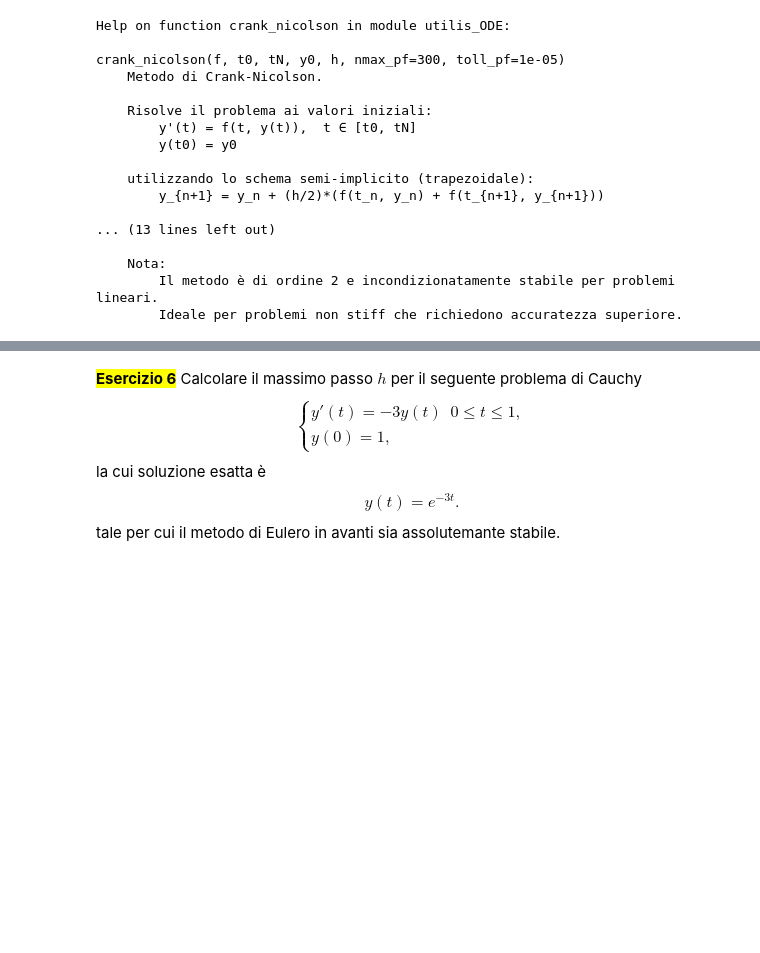
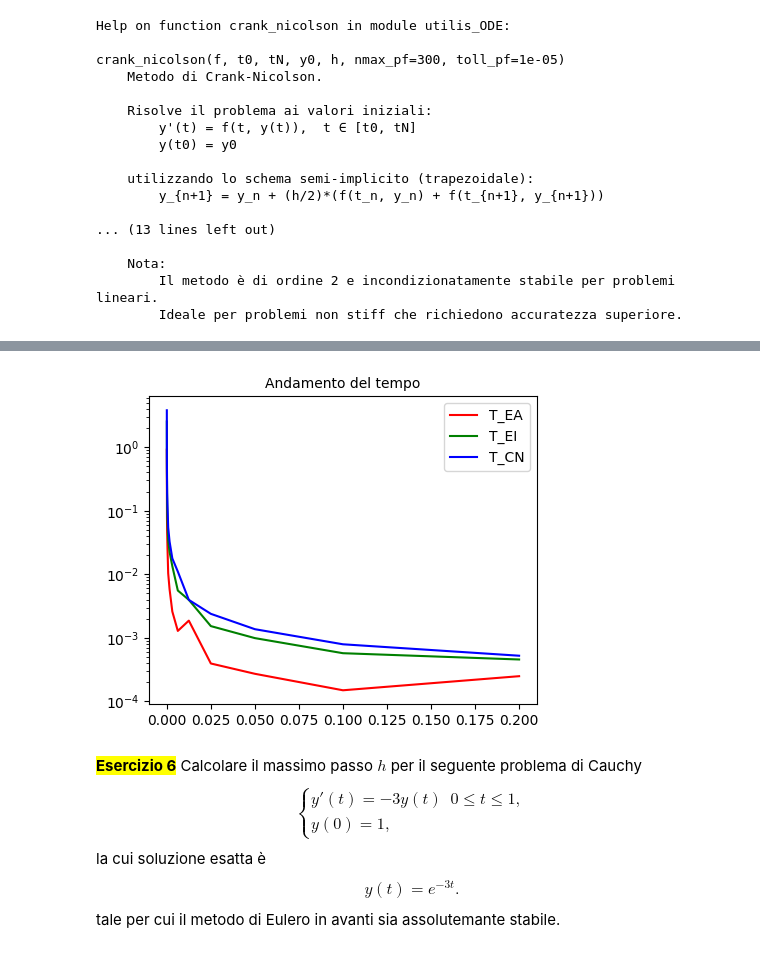
Before and after one commit to Tullio4l/mani_env, a Jupyter notebook: lab7/ode_part_1_template (1).ipynb, the cells around one changed output, grey strips where cells are left out. Saved outputs shown, nothing was run; the diff lists cells and outputs as text; code cells hidden in the pictures; blank space fills up the shorter version.

```diff
--- a/lab7/ode_part_1_template (1).ipynb
+++ b/lab7/ode_part_1_template (1).ipynb
@@ -586,3 +562,14 @@ plt.show()
+# %%
+plt.figure(figsize = (5, 4))
+
+plt.semilogy(hs, timeEA, 'r', label = 'T_EA')
+plt.semilogy(hs, timeEI, 'g' , label = 'T_EI')
+plt.semilogy(hs, timeCN, 'b' , label = 'T_CN')
+plt.legend()
+plt.title("Andamento del tempo", fontsize = 10)
+plt.show()
+# %% [output]
+[figure, added]
 # %% [markdown]
 <mark>**Esercizio 6**</mark></br>
 Calcolare il massimo passo $h$ per il seguente problema di Cauchy
```
Also changed, not shown: parts of 3 cells of this notebook, 1 other file.
